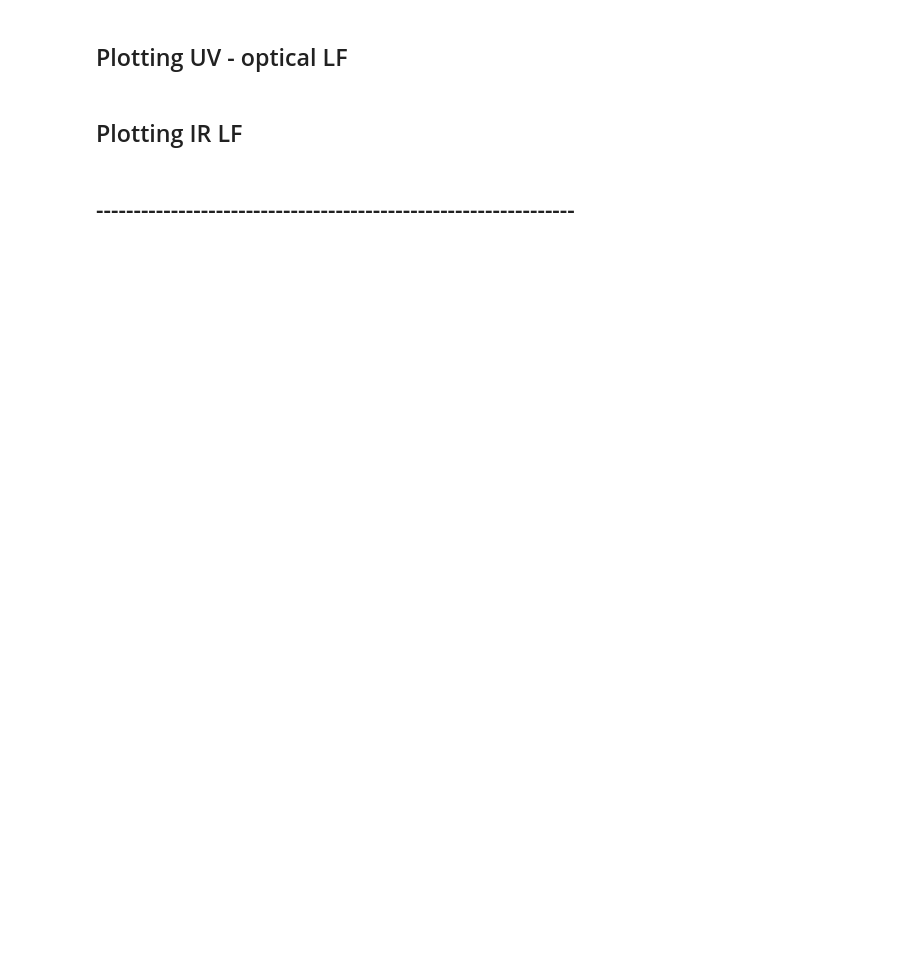
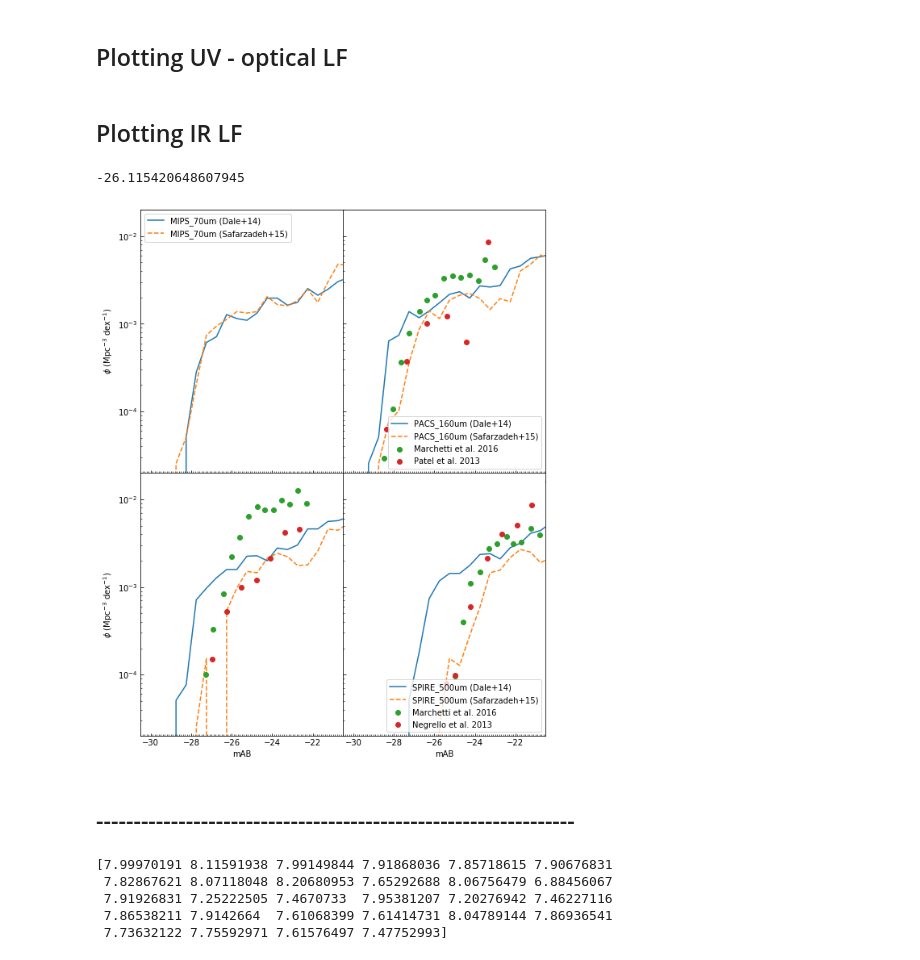
Before and after one commit to dptriani/mentari, a Jupyter notebook: For-dusty-sage.ipynb, the cells around one changed output. Drawn from its saved outputs; the diff is of its cells as text; code cells hidden in the pictures; blank space fills up the shorter version.

```diff
--- a/For-dusty-sage.ipynb
+++ b/For-dusty-sage.ipynb
@@ -1850,7 +1850,7 @@ for i in range(firstfile, lastfile+1):
     wavelength, spectra, spectra_dusty = generate_SED(0, Age, Mass, Metals,
                  tau_BC, tau_ISM, eta_BC, eta_ISM, time_BC)
     wavelength_IR, spectra_IR = add_IR_Dale(wavelength, spectra, spectra_dusty)
-
+    '''
     output = "output/mentari_output_" + str(i) + ".hdf5"
     with h5py.File(output, 'w') as f:
         f.create_dataset('StellarMass', data=Mass, maxshape=(None,snap_limit+1), chunks=True, compression="gzip")
@@ -1862,6 +1862,7 @@ for i in range(firstfile, lastfile+1):
         f.create_dataset('Spectra_UVIR', data=spectra_IR, maxshape=(None,len(wavelength_IR)), chunks=True, compression="gzip")
         f.create_dataset('Wavelength_stellar', data=wavelength, maxshape=(None,), chunks=True, compression="gzip")
         f.create_dataset('Spectra_stellar', data=spectra, maxshape=(None,len(wavelength)), chunks=True, compression="gzip")
+    '''
 # %%
 mass_dusty = []
 metals_dusty = []
@@ -2561,0 +2569,23 @@ print(max(dusty[w]), max(dusty))
+# %%
+w = np.where((mab_IR_s[5] > -27) & (mab_IR_s[5] < -26.5))[0]
+
+
+print(len(w))
+
+mi = -30.0
+ma = -20.0
+binwidth = 0.25
+NB = int((ma - mi) / binwidth)
+
+counts1, binedges1 = np.histogram(mab_IR_s[5], range=(mi, ma), bins=NB)
+print(sum(counts1))
+xaxeshisto1 = binedges1[:-1] + 0.5 * binwidth
+print(counts1, xaxeshisto1)
+
+
+plt.plot(xaxeshisto1, counts1/ ((BoxSize/Hubble_h)**3) / binwidth, '--', lw=1.5, label='Somerville+ 12')
+
+plt.yscale('log', nonposy='clip')
+plt.ylim(2e-5, 2e-2)
+plt.xlim(-30.5, -20.5)
+ax.tick_params(axis='both', which='both', direction='in')
@@ -2564,6 +2597,12 @@ IR_filter_d = ('MIPS_70um','PACS_160um', 'SPIRE_250um', 'SPIRE_500um')
 z=0
 mab_IR = compute_mab(wavelength_dale, spectra_dale, IR_filter_d, z)
 mab_IR_s = compute_mab(wavelength_s, spectra_s, IR_filter_d, z)
+# %%
+lam, sed = find_template_SUNRISE(11.0, 7.4)
+mab = compute_mab(lam*1e4, sed / (lam * 1e4), IR_filter_d, z)
+mab[2]
+# %% [output]
+-26.115420648607945
 # %%
 plt.plot(np.array(full_wavelength), full_spectra[w[6]] * full_wavelength,  lw=0.5, label='dusty')
 plt.ylim(1e8, 1e11)
@@ -2594,18 +2633,20 @@ fig, axes = plt.subplots(row, col, sharey=True, figsize=(9,12))
 
 mi = -30.0
 ma = -20.0
-binwidth = 0.5
+binwidth = 0.3
 NB = int((ma - mi) / binwidth)
 
 for i in range(0, 7):
     ax = plt.subplot(row, col, i+1)
     counts1, binedges1 = np.histogram(mab_IR[i], range=(mi, ma), bins=NB)
     xaxeshisto1 = binedges1[:-1] + 0.5 * binwidth
-    plt.plot(xaxeshisto1, counts1/ ((BoxSize/Hubble_h)**3) / binwidth, '--', lw=1.5, label=IR_filter[i] + 'Trayford+09')
+    plt.plot(xaxeshisto1, counts1/ ((BoxSize/Hubble_h)**3) / binwidth, 'o', lw=1.5, label=IR_filter[i] + 'Trayford+09')
 
     counts1, binedges1 = np.histogram(mab_IR_s[i], range=(mi, ma), bins=NB)
     xaxeshisto1 = binedges1[:-1] + 0.5 * binwidth
-    plt.plot(xaxeshisto1, counts1/ ((BoxSize/Hubble_h)**3) / binwidth, '-.', lw=1.5, label='Somerville+ 12')
+    print(i, counts1, xaxeshisto1)
+
+    plt.plot(xaxeshisto1, counts1/ ((BoxSize/Hubble_h)**3) / binwidth, '.', lw=1.5, label='Somerville+ 12')
     '''
     counts1, binedges1 = np.histogram(mab_IR_cf[i], range=(mi, ma), bins=NB)
     xaxeshisto1 = binedges1[:-1] + 0.5 * binwidth
@@ -2617,7 +2658,7 @@ for i in range(0, 7):
     ax.tick_params(axis='both', which='both', direction='in')
     ax.xaxis.set_minor_locator(plt.MultipleLocator(0.1))
     plt.ylabel(r'$\phi\ (\mathrm{Mpc}^{-3}\ \mathrm{dex}^{-1})$')  # Set the y...
-
+'''
 
 plt.subplot(421)
 Dai_mag = [-21.852, -21.591, -21.348, -21.087, -20.850, -20.619, -20.351, -20.157,
@@ -2681,7 +2722,7 @@ plt.errorbar(Marchetti_mag+5.0*np.log10(Hubble_h), Marchetti_phi*Hubble_h*Hubble
 Dye_mag = [-26.287, -25.574, -24.838, -24.107, -23.421, -22.679, -21.986]
 Dye_phi = 10 ** np.array([-3.410, -2.872, -2.591, -2.508, -2.263, -1.966, -1.927])
 plt.errorbar(Dye_mag+5.0*np.log10(Hubble_h), Dye_phi*Hubble_h*Hubble_h*Hubble_h, lw=1.0, marker='o', ls='none',label='Dya et al. 2010')
-plt.legend(loc='lower right')
+#plt.legend(loc='lower right')
 
 plt.subplot(427)
 Marchetti_mag = [-24.274, -23.888, -23.522, -23.043, -22.633, -22.208, -21.764,
@@ -2696,7 +2737,7 @@ plt.errorbar(Negrello_mag+5.0*np.log10(Hubble_h), Negrello_phi*Hubble_h*Hubble_h
 
 fig.delaxes(axes[-1,-1])
 plt.legend(loc='lower right')
-
+'''
 plt.xlabel('mAB')
 plt.subplots_adjust(wspace=0)
 #plt.savefig('plots/IR_mini_tree.png')
@@ -2759,33 +2800,35 @@ plt.subplot(223)
 Marchetti_mag = [-26.597, -26.222, -25.731, -25.342, -24.946, -24.505,
                 -24.066, -23.698, -23.257, -22.841, -22.452, -22.046, -21.620]
 Marchetti_phi = 10 ** np.array([-3.584, -3.074, -2.665, -2.246, -2.020,
                                -1.786, -1.671, -1.713, -1.707, -1.601, -1.649,
                                -1.492, -1.636])
 plt.errorbar(Marchetti_mag+5.0*np.log10(Hubble_h), Marchetti_phi*Hubble_h*Hubble_h*Hubble_h, lw=1.0, marker='o', ls='none',label='Marchetti et al. 2016')
 
 Dye_mag = [-26.287, -25.574, -24.838, -24.107, -23.421, -22.679, -21.986]
 Dye_phi = 10 ** np.array([-3.410, -2.872, -2.591, -2.508, -2.263, -1.966, -1.927])
 plt.errorbar(Dye_mag+5.0*np.log10(Hubble_h), Dye_phi*Hubble_h*Hubble_h*Hubble_h, lw=1.0, marker='o', ls='none',label='Dya et al. 2010')
-plt.legend(loc='lower right')
+#plt.legend(loc='lower right')
 plt.xlabel('mAB')
 
 plt.subplot(224).set_yticklabels([])
 plt.subplot(224).set_ylabel('')
 Marchetti_mag = [-24.274, -23.888, -23.522, -23.043, -22.633, -22.208, -21.764,
                  -21.409, -21.019, -20.568, -20.129]
 Marchetti_phi = 10 ** np.array([-3.606, -2.985, -2.545, -2.422, -2.149, -2.093,
                                -2.013, -2.096, -2.083, -1.919, -1.996])
 plt.errorbar(Marchetti_mag+5.0*np.log10(Hubble_h), Marchetti_phi*Hubble_h*Hubble_h*Hubble_h, lw=1.0, marker='o', ls='none',label='Marchetti et al. 2016')
 
 Negrello_mag = [-24.750, -24.278, -23.551, -22.719, -21.975, -21.238, -20.498, -19.731]
 Negrello_phi = 10 ** np.array([-3.688, -3.592, -2.816, -2.267, -1.990, -1.883, -1.656, -1.388])
 plt.errorbar(Negrello_mag+5.0*np.log10(Hubble_h), Negrello_phi*Hubble_h*Hubble_h*Hubble_h, lw=1.0, marker='o', ls='none',label='Negrello et al. 2013')
 
 #fig.delaxes(axes[-1,-1])
 plt.legend(loc='lower right')
 
 plt.xlabel('mAB')
 plt.subplots_adjust(wspace=0, hspace=0)
 #plt.savefig('plots/FIR-mini.png')
+# %% [output]
+[figure, added]
 # %% [markdown]
 ## ----------------------------------------------------------------
@@ -2794,3 +2835,12 @@ alpha_SF = np.loadtxt('files/alpha.dat', usecols=0)
+# %%
+w = np.where((mab_IR_s[2] < -26.0))[0]
+print(np.log10(Dust[w]))
+# %% [output]
+[7.99970191 8.11591938 7.99149844 7.91868036 7.85718615 7.90676831
+ 7.82867621 8.07118048 8.20680953 7.65292688 8.06756479 6.88456067
+ 7.91926831 7.25222505 7.4670733  7.95381207 7.20276942 7.46227116
+ 7.86538211 7.9142664  7.61068399 7.61414731 8.04789144 7.86936541
+ 7.73632122 7.75592971 7.61576497 7.47752993]
 # %%
 Dale_template = np.loadtxt('files/spectra.0.00AGN.dat', unpack=True)
 lambda_IR = Dale_template[0] * 1e4 #convert from micron to Angstrom
```
Also changed, not shown: parts of 12 cells of this notebook, 2 other files.
